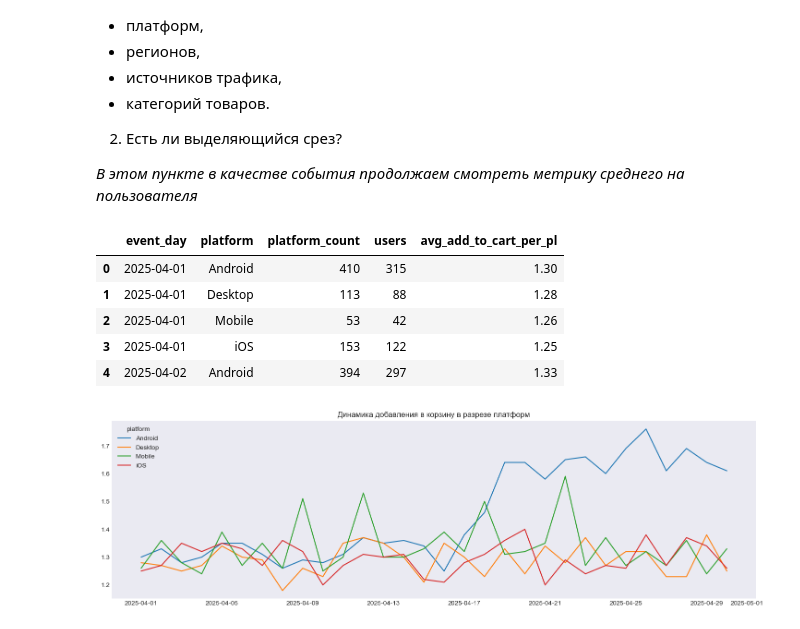
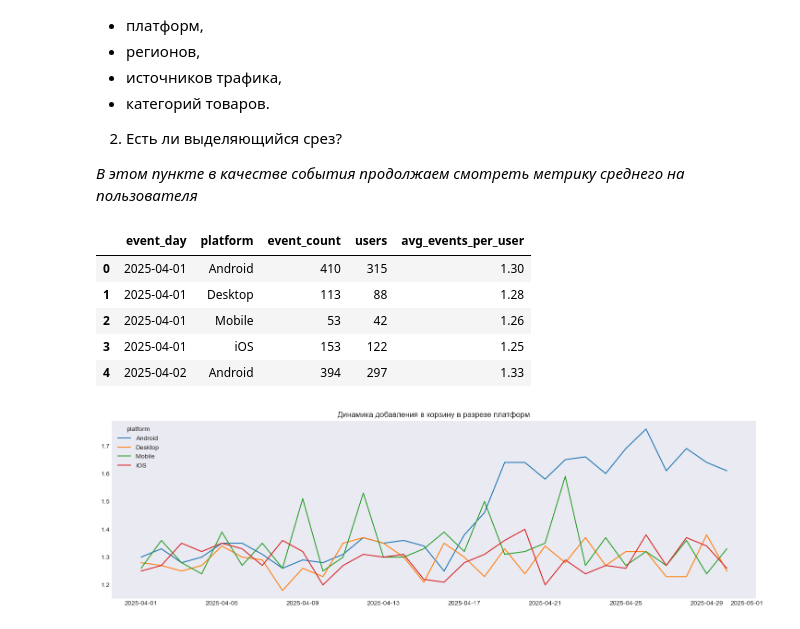
Before and after one commit to zhigaylova/Product_metrics, a Jupyter notebook: HW_1.ipynb, the cells around one changed output. Cells and saved outputs as stored; diff of their text form; code cells hidden in the pictures.

```diff
--- a/HW_1.ipynb
+++ b/HW_1.ipynb
@@ -87,8 +87,7 @@ df.head()
 # %%
 # your code is here
 
-df['event_day']=df['event_ts'].dt.date
-df['event_day']=pd.to_datetime(df['event_day'])
+df['event_day']=df['event_ts'].dt.normalize()
 # %%
 conversion=df.pivot_table(index='event_day', columns='event', values='session_id', aggfunc='nunique') #формирую таблицу для расчета конверсий по сессиям
 # %%
@@ -177,16 +176,29 @@ plt.show()
 2. Есть ли выделяющийся срез?
 
 *В этом пункте в качестве события продолжаем смотреть метрику среднего на пользователя*
+# %%
+def calculate_avg_events(df, feature, platform=None, app_version=None):
+    filtered_df=df.query('event=="add_to_cart"')
+
+    if platform is not None:
+        filtered_df=filtered_df.query('platform==@platform')
+
+    if app_version is not None:
+            filtered_df=filtered_df.query('app_version==@app_version"')
+
+    result=filtered_df.groupby(['event_day', feature], as_index=False).agg(event_count=(feature, 'size'), users=('user_id', 'nunique'))
+    result['avg_events_per_user']=(result['event_count']/result['users']).round(2)
+
+    return result
 # %%
 # your code is here
 
 #динамика добавления в корзину в разрезе платформ:
+add_to_cart_per_platform=calculate_avg_events(df, 'platform')
 
-add_to_cart_per_platform=df.query('event=="add_to_cart"').groupby(['event_day', 'platform'], as_index=False).agg(platform_count=('platform', 'size'), users=('user_id', 'nunique'))
-add_to_cart_per_platform['avg_add_to_cart_per_pl']=(add_to_cart_per_platform['platform_count']/add_to_cart_per_platform['users']).round(2)
 add_to_cart_per_platform.head()
 # %% [output]
-|  | event_day | platform | platform_count | users | avg_add_to_cart_per_pl |
+|  | event_day | platform | event_count | users | avg_events_per_user |
 | 0 | 2025-04-01 | Android | 410 | 315 | 1.30 |
 | 1 | 2025-04-01 | Desktop | 113 | 88 | 1.28 |
 | 2 | 2025-04-01 | Mobile | 53 | 42 | 1.26 |
```
Also changed, not shown: parts of 18 cells of this notebook.
